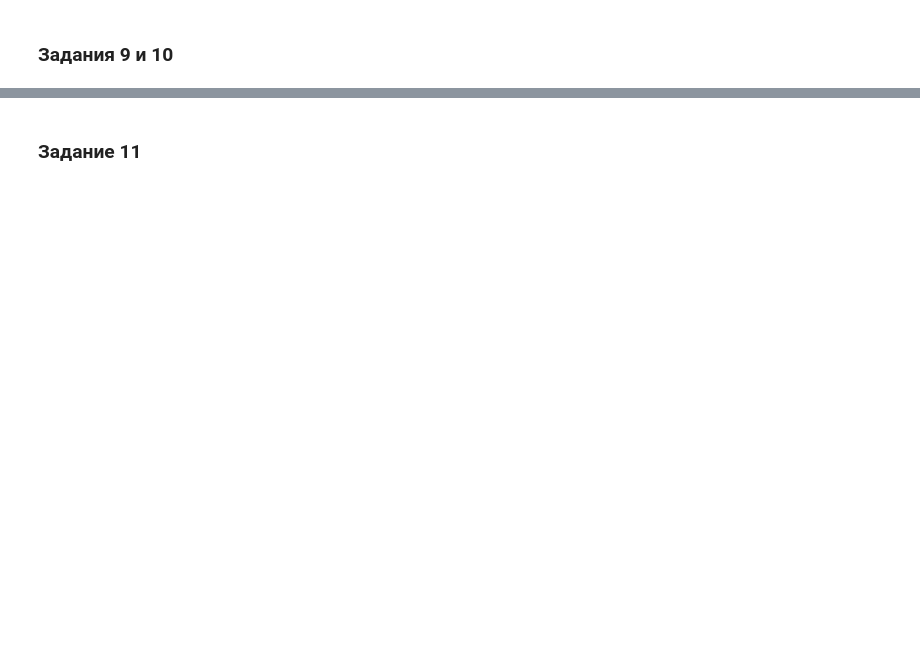
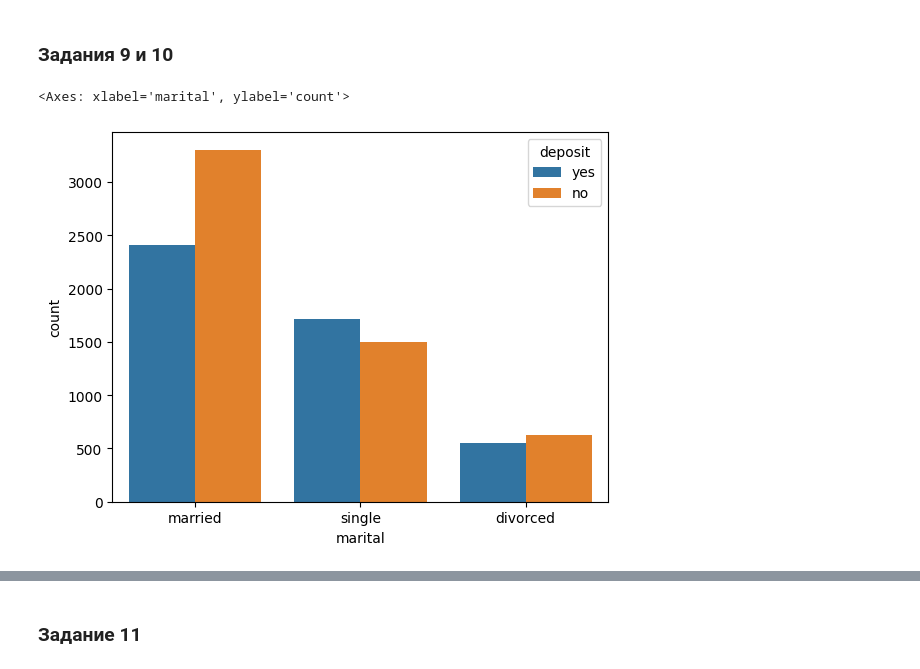
Before and after one commit to botovalex/SFDC, a Jupyter notebook: ML/Project_4_ML.ipynb, the cells around one changed output, grey strips where cells are left out. Cells and saved outputs as stored; diff of their text form; code cells hidden in the pictures; blank space fills up the shorter version.

```diff
--- a/ML/Project_4_ML.ipynb
+++ b/ML/Project_4_ML.ipynb
@@ -431,3 +464,7 @@ draw_cat_proportions(df, cat_features)
 ### Задания 9 и 10
 # %%
 # постройте визуализации для открывших и неоткрывших депозит в зависимости от семейного статуса
+sns.countplot(data=df, x='marital', hue='deposit')
+# %% [output]
+<Axes: xlabel='marital', ylabel='count'>
+[figure, added]
```
Also changed, not shown: parts of 21 cells of this notebook.
